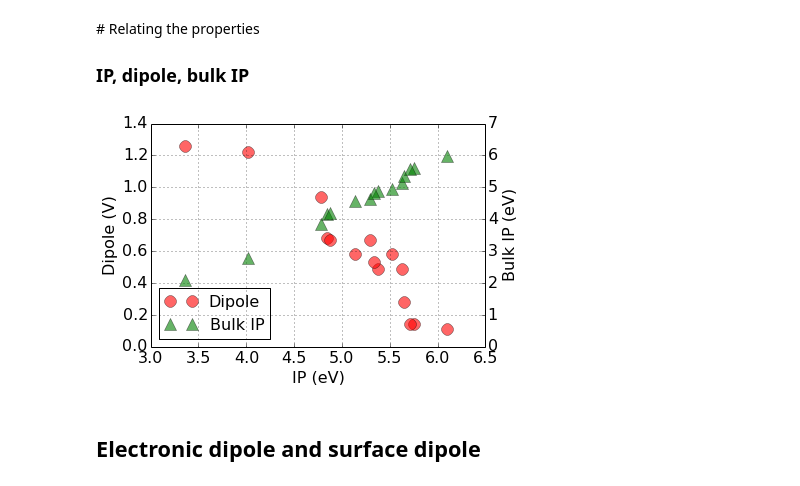
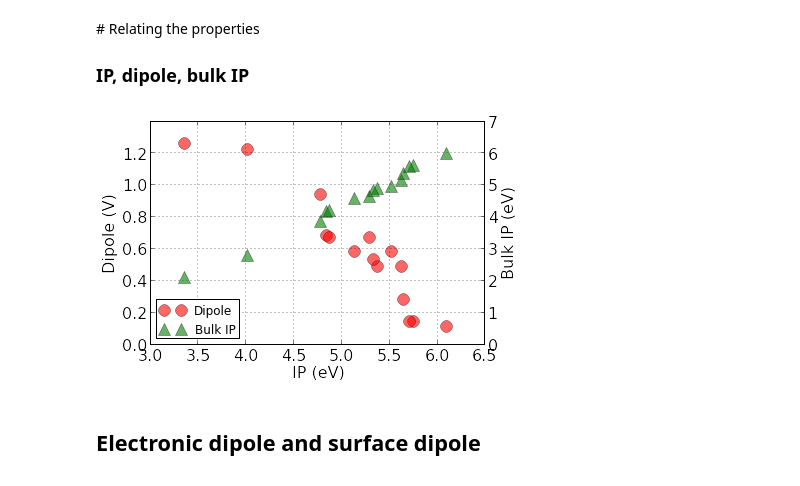
Before and after one commit to keeeto/fitting, a Jupyter notebook: Untitled.ipynb, the cells around one changed output. Cells and saved outputs as stored; diff of their text form; code cells hidden in the pictures.

```diff
--- a/Untitled.ipynb
+++ b/Untitled.ipynb
@@ -203,22 +203,22 @@ plt.ylabel('Estimated surface electric dipole (V)')
 # %%
 fig, ax1 = plt.subplots()
 plt.xlabel('IP (eV)',fontsize=16)
 plt.ylabel('Dipole (V)',fontsize=16)
 ln1 = ax1.plot(IP,dip, 'o',alpha=0.6, c='r',label='Dipole')
 ax2 = ax1.twinx()
 ln2 = ax2.plot(IP,IPB,'^', alpha=0.6,c='g',label='Bulk IP')
 ax1.set_ylim(0,1.4)
 ax2.set_ylim(0,7)
 ax2.set_ylabel('Bulk IP (eV)',fontsize=16)
 ln1[0].set_markersize(12)
 ln2[0].set_markersize(12)
 lns = ln1 + ln2
 labs = [l.get_label() for l in lns]
-ax1.legend(lns, labs, loc=3, fontsize=16)
+ax1.legend(lns, labs, loc=3)
 ax1.grid(True)
 plt.show()
 # %% [output]
-[figure, old version]
+[figure, new version]
 # %% [markdown]
 ## Electronic dipole and surface dipole
 # %%
```
Also changed, not shown: parts of 36 cells of this notebook, 4 other files.
